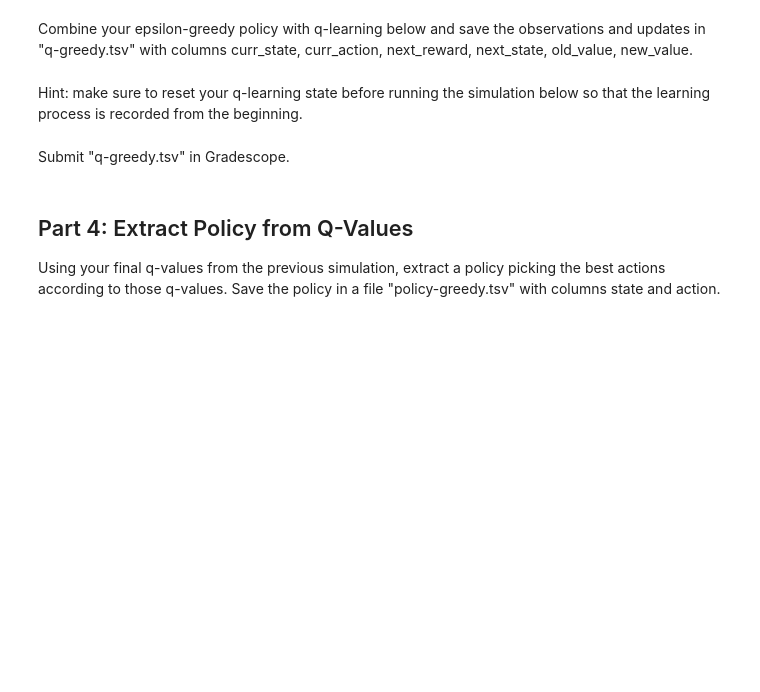
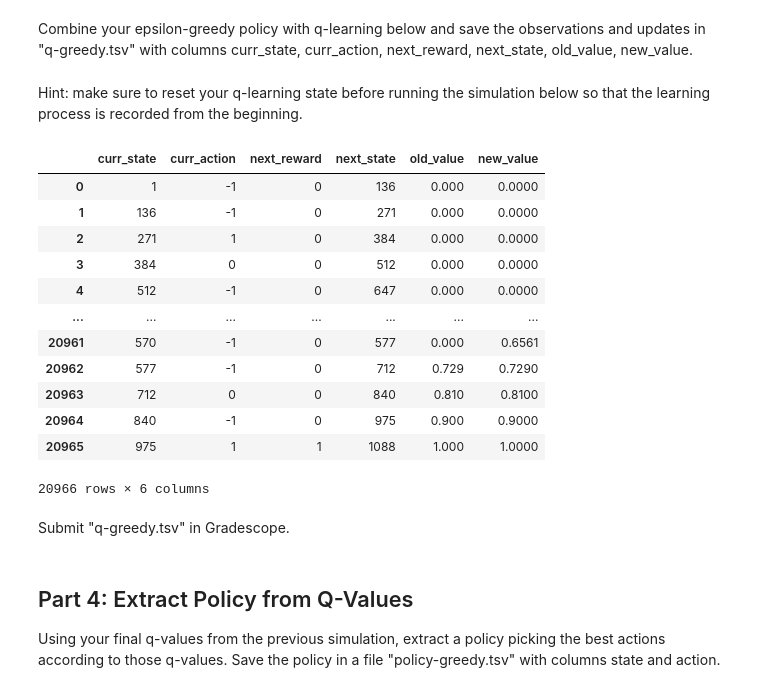
Before and after one commit to veniola/dx704-project-08, a Jupyter notebook: dx704-project-08.ipynb, the cells around one changed output. Saved outputs shown, nothing was run; the diff lists cells and outputs as text; code cells hidden in the pictures; blank space fills up the shorter version.

```diff
--- a/dx704-project-08.ipynb
+++ b/dx704-project-08.ipynb
@@ -243,3 +277,18 @@ def epsilon_greedy_policy(state, actions):
+# %%
+# =========================================
+# Part 3: Implement Epsilon Greedy Policy
+# =========================================
+# hard-code epsilon=0.25. this is high but the environment is deterministic.
+epsilon = 0.25
+
+def epsilon_greedy_policy(state, actions):
+    if random.random() < epsilon:
+        return random.choice(actions)
+
+    # break ties randomly so an untrained q-table still explores
+    best_value = max(q_values[state, action + 1] for action in actions)
+    best_actions = [action for action in actions if q_values[state, action + 1] == best_value]
+    return random.choice(best_actions)
 # %% [markdown]
 Combine your epsilon-greedy policy with q-learning below and save the observations and updates in "q-greedy.tsv" with columns curr_state, curr_action, next_reward, next_state, old_value, new_value.
 # %% [markdown]
@@ -259,3 +296,59 @@ for episode in range(32):
+# %%
+# ==============================================
+# Combine epsilon greedy policy with Q-learning
+# ==============================================
+q_values = np.zeros((num_states, 3))
+q_greedy_rows = []
+
+for episode in range(32):
+    for (curr_state, curr_action, next_reward, next_state) in simulator.rollout_policy(epsilon_greedy_policy, max_steps=1024):
+        #print("CURR STATE", curr_state, "ACTION", curr_action, "NEXT REWARD", next_reward, "NEXT STATE", next_state)
+
+        action_index = curr_action + 1
+        old_value = q_values[curr_state, action_index]
+        target_value = next_reward + gamma * np.max(q_values[next_state])
+        new_value = old_value + alpha * (target_value - old_value)
+        q_values[curr_state, action_index] = new_value
+        q_greedy_rows.append((curr_state, curr_action, next_reward, next_state, old_value, new_value))
+
+        if next_reward > 0:
+            # moving to terminal state
+            break
+
+        pass
+
+
+# ================================================
+# Save each step to TSV file named 'q-greedy.tsv'
+# ================================================
+q_greedy_df = pd.DataFrame({
+    'curr_state': [row[0] for row in q_greedy_rows],
+    'curr_action': [row[1] for row in q_greedy_rows],
+    'next_reward': [row[2] for row in q_greedy_rows],
+    'next_state': [row[3] for row in q_greedy_rows],
+    'old_value': [row[4] for row in q_greedy_rows],
+    'new_value': [row[5] for row in q_greedy_rows],
+    })
+
+# print(q_greedy_df)
+
+# Save file
+q_greedy_df.to_csv("q-greedy.tsv", sep="\t", index=False)
+q_greedy_df
+# %% [output]
+|  | curr_state | curr_action | next_reward | next_state | old_value | new_value |
+| 0 | 1 | -1 | 0 | 136 | 0.000 | 0.0000 |
+| 1 | 136 | -1 | 0 | 271 | 0.000 | 0.0000 |
+| 2 | 271 | 1 | 0 | 384 | 0.000 | 0.0000 |
+| 3 | 384 | 0 | 0 | 512 | 0.000 | 0.0000 |
+| 4 | 512 | -1 | 0 | 647 | 0.000 | 0.0000 |
+| ... | ... | ... | ... | ... | ... | ... |
+| 20961 | 570 | -1 | 0 | 577 | 0.000 | 0.6561 |
+| 20962 | 577 | -1 | 0 | 712 | 0.729 | 0.7290 |
+| 20963 | 712 | 0 | 0 | 840 | 0.810 | 0.8100 |
+| 20964 | 840 | -1 | 0 | 975 | 0.900 | 0.9000 |
+| 20965 | 975 | 1 | 1 | 1088 | 1.000 | 1.0000 |
+20966 rows × 6 columns
 # %% [markdown]
 Submit "q-greedy.tsv" in Gradescope.
 # %% [markdown]
```
Also changed, not shown: parts of 14 cells of this notebook, 4 other files.
